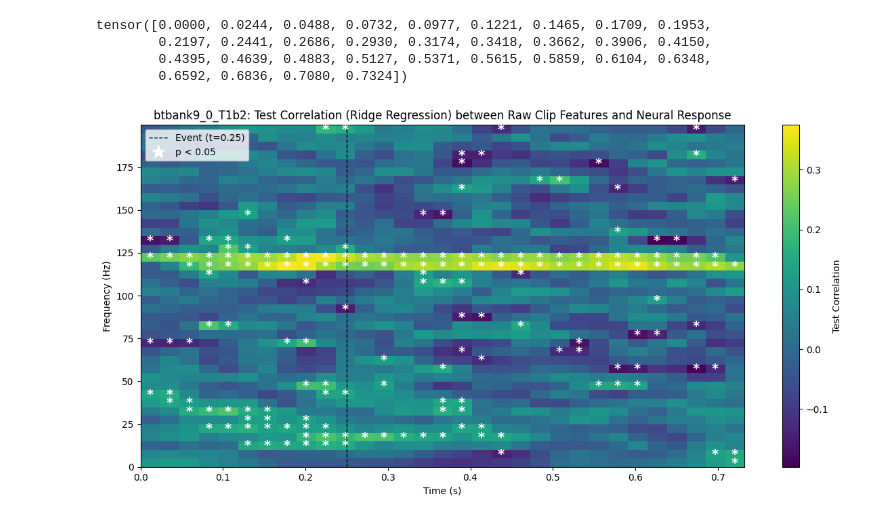
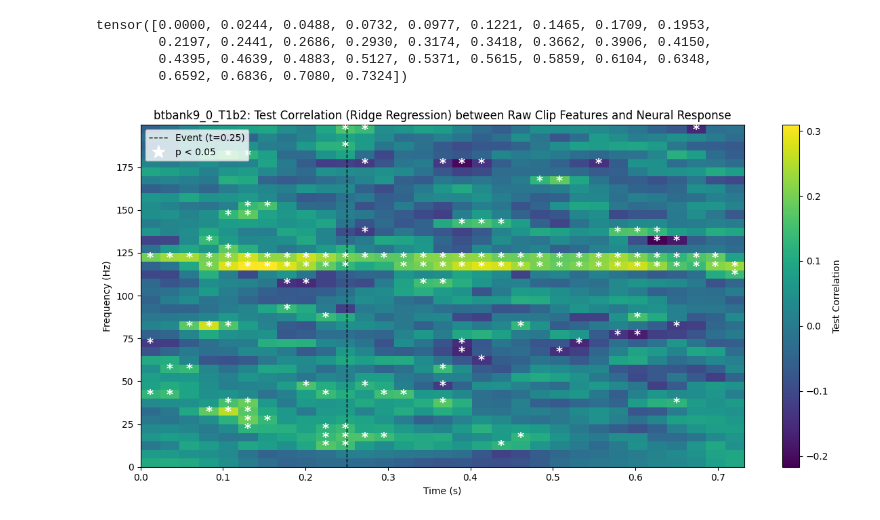
Before and after one commit to azaho/bfm, a Jupyter notebook: analyses/inimai/clip_neural_regr.ipynb, the cells around one changed output. Cells and saved outputs as stored; diff of their text form; code cells hidden in the pictures.

Commit message:
additional analyses + brain plot

```diff
--- a/analyses/inimai/clip_neural_regr.ipynb
+++ b/analyses/inimai/clip_neural_regr.ipynb
@@ -308,9 +319,14 @@ y_copy.shape
 
 y_tensor = torch.tensor(y_copy)
 y_tensor = y_tensor.reshape(y_copy.shape[0], 1, y_copy.shape[1])
+print(y_tensor.shape)
 
-spec_preproc = SpectrogramPreprocessor()
-y_spectrogram, freq_bins, time_bins = spec_preproc({'data': y_tensor, 'metadata': {}})  # shape: (batch_size, n_electrodes, n_timebins, n_freqs)
+nperseg = 400
+noverlap = 350
+tperseg = nperseg / 2048
+poverlap = noverlap / nperseg
+spec_preproc = SpectrogramPreprocessor({'max_frequency': 200, 'window': 'hann', 'tperseg': tperseg, 'poverlap': poverlap})
+y_spectrogram, freq_bins, time_bins = spec_preproc({'data': y_tensor, 'metadata': {'sampling_rate': 2048}})  # shape: (batch_size, n_electrodes, n_timebins, n_freqs)
 
 freq_bin_edges = {
     'delta': (0, 4),    # 0-20 Hz (bins 0-3)
@@ -351,6 +368,8 @@ tensor([0.0000, 0.0244, 0.0488, 0.0732, 0.0977, 0.1221, 0.1465, 0.1709, 0.1953,
         0.4395, 0.4639, 0.4883, 0.5127, 0.5371, 0.5615, 0.5859, 0.6104, 0.6348,
         0.6592, 0.6836, 0.7080, 0.7324])
 # %%
+from sklearn.preprocessing import StandardScaler
+
 n_timebins = y_spectrogram.shape[2]
 n_freqs = y_spectrogram.shape[3]
 
@@ -361,15 +380,22 @@ test_pval_matrix = np.zeros((n_freqs, n_timebins))
 n_samples = X.shape[0]
 train_idx, test_idx = train_test_split(np.arange(n_samples), test_size=0.2, random_state=42)
 
+# Fit scaler on training data only, apply to both train and test
+scaler = StandardScaler()
+X_train = X[train_idx]
+X_test = X[test_idx]
+scaler.fit(X_train)
+X_train_scaled = scaler.transform(X_train)
+X_test_scaled = scaler.transform(X_test)
+
 for t in tqdm(range(n_timebins), desc="Timebin"):
     for f in range(n_freqs):
         # Get the neural response for all samples at this (t, f)
         y_vals = y_spectrogram[:, 0, t, f].cpu().numpy() if hasattr(y_spectrogram, 'cpu') else y_spectrogram[:, 0, t, f]
-        X_train, X_test = X[train_idx], X[test_idx]
         y_train, y_test = y_vals[train_idx], y_vals[test_idx]
         reg = Ridge(alpha=0.1)
-        reg.fit(X_train, y_train)
-        y_pred_test = reg.predict(X_test)
+        reg.fit(X_train_scaled, y_train)
+        y_pred_test = reg.predict(X_test_scaled)
         corr, pval = pearsonr(y_test, y_pred_test)
         test_correlation_matrix[f, t] = corr
         test_pval_matrix[f, t] = pval
@@ -381,10 +407,10 @@ im = plt.imshow(
     origin='lower',
     cmap='viridis',
     extent=[
-        time_bins[0].item() if hasattr(time_bins[0], 'item') else time_bins[0],
-        time_bins[-1].item() if hasattr(time_bins[-1], 'item') else time_bins[-1],
-        freq_bins[0].item() if hasattr(freq_bins[0], 'item') else freq_bins[0],
-        freq_bins[-1].item() if hasattr(freq_bins[-1], 'item') else freq_bins[-1],
+        time_bins[0],
+        time_bins[-1],
+        freq_bins[0],
+        freq_bins[-1]
     ]
 )
 
@@ -394,31 +420,31 @@ time_edges = np.linspace(
     time_bins[0].item() if hasattr(time_bins[0], 'item') else time_bins[0],
     time_bins[-1].item() if hasattr(time_bins[-1], 'item') else time_bins[-1],
     test_correlation_matrix.shape[1] + 1
 )
 freq_edges = np.linspace(
     freq_bins[0].item() if hasattr(freq_bins[0], 'item') else freq_bins[0],
     freq_bins[-1].item() if hasattr(freq_bins[-1], 'item') else freq_bins[-1],
     test_correlation_matrix.shape[0] + 1
 )
 time_centers = (time_edges[:-1] + time_edges[1:]) / 2
 freq_centers = (freq_edges[:-1] + freq_edges[1:]) / 2 - 0.3
 
 for y, x in zip(star_y, star_x):
     plt.text(
         time_centers[x], freq_centers[y], '*',
         color='white', fontsize=14, ha='center', va='center', fontweight='bold'
     )
 
 event_time = 0.25
 event_line = plt.axvline(event_time, color='black', linestyle='--', linewidth=1, label='Event (t=0.25)')
 asterisk_handle = Line2D([0], [0], marker='*', color='w', linestyle='None', markersize=14, markerfacecolor='w', label='p < 0.05')
 
 plt.colorbar(im, label='Test Correlation')
 plt.xlabel('Time (s)')
 plt.ylabel('Frequency (Hz)')
 plt.title(f'btbank{subject_id}_{trial_id}_{electrode_label}: Test Correlation (Ridge Regression) between Raw Clip Features and Neural Response')
 plt.legend(handles=[event_line, asterisk_handle], loc='upper left', frameon=True)
 plt.tight_layout()
 plt.show()
 # %% [output]
-[figure, old version]
+[figure, new version]
```
Also changed, not shown: parts of 7 cells of this notebook, 1 other file.
